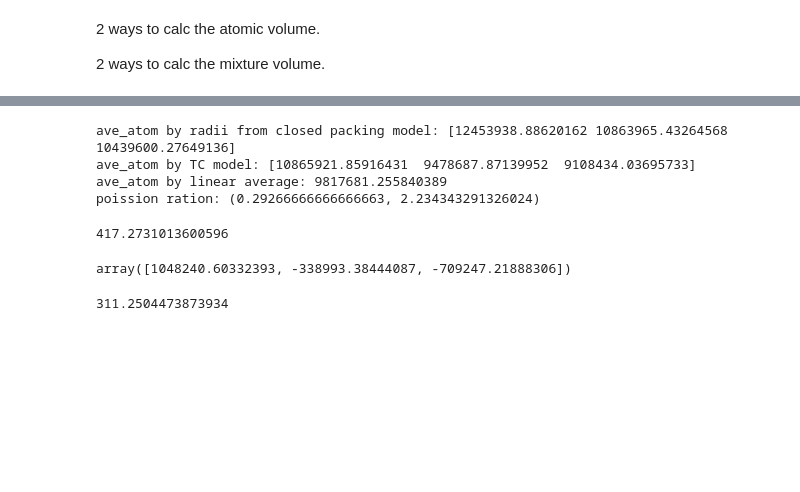
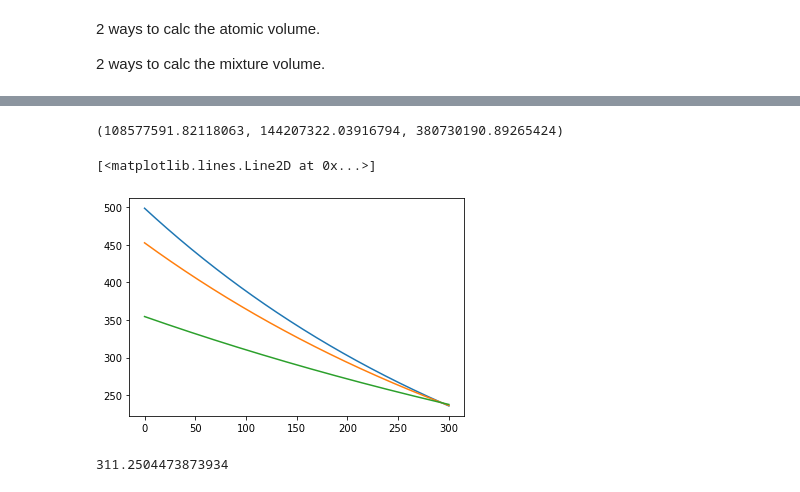
Before and after one commit to wzetto/MATools, a Jupyter notebook: Models/Toda_Caraballo_sss/crss_calc.ipynb, the cells around one changed output, grey strips where cells are left out. Saved outputs shown, nothing was run; the diff lists cells and outputs as text; code cells hidden in the pictures; blank space fills up the shorter version.

```diff
--- a/Models/Toda_Caraballo_sss/crss_calc.ipynb
+++ b/Models/Toda_Caraballo_sss/crss_calc.ipynb
@@ -212,18 +235,23 @@ ave_atom by TC model: [10656792.06130436  9515338.14648688  9247252.44088208]
-# %%
-ys_tc = TC_model(x, f, k, r, r2, r3, 0.001, mu)
-tao0_var = ys_tc.tao0()
-tao0_var
-# %% [output]
-ave_atom by radii from closed packing model: [12453938.88620162 10863965.43264568 10439600.27649136]
-ave_atom by TC model: [10865921.85916431  9478687.87139952  9108434.03695733]
-ave_atom by linear average: 9817681.255840389
-poission ration: (0.29266666666666663, 2.234343291326024)
-417.2731013600596
-# %%
-ave_atom_list = np.array([10865921.85916431, 9478687.87139952, 9108434.03695733])
-ave_atom_list - np.mean(ave_atom_list)
-# %% [output]
-array([1048240.60332393, -338993.38444087, -709247.21888306])
+# %%
+tao1, tao2, tao3 = tc_.tao0()
+tao1, tao2, tao3
+# %% [output]
+(108577591.82118063, 144207322.03916794, 380730190.89265424)
+# %%
+temp = np.linspace(0, 300, 300)
+tao_0 = tc_.tao0_deduce(240*1e6, 293, 1e4, 1e-4)
+
+ys_temp1, ys_temp2, ys_temp3 = tc_.tao_list(
+    tao0=tao_0, temp=temp,
+    epsi_0=1e4, epsi_=1e-4
+)
+
+plt.plot(temp, ys_temp1*1e-6)
+plt.plot(temp, ys_temp2*1e-6)
+plt.plot(temp, ys_temp3*1e-6)
+# %% [output]
+[<matplotlib.lines.Line2D at 0x...>]
+[figure, added]
 # %%
 #*Varvenne model for yield strength's temperature dependence
 b = 1.380649e-23 # m2 -> pm2
```
Also changed, not shown: parts of 4 cells of this notebook, 2 other files.
